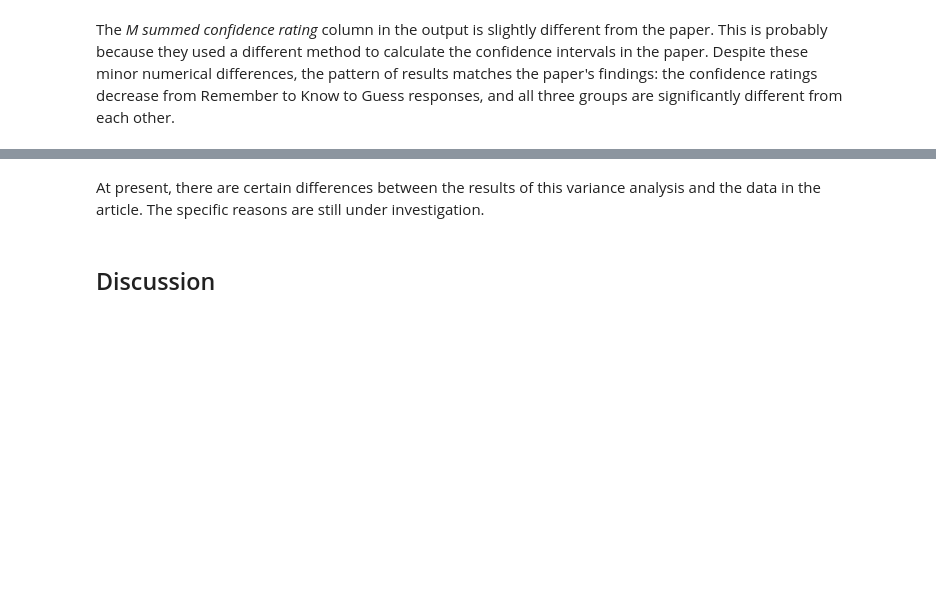
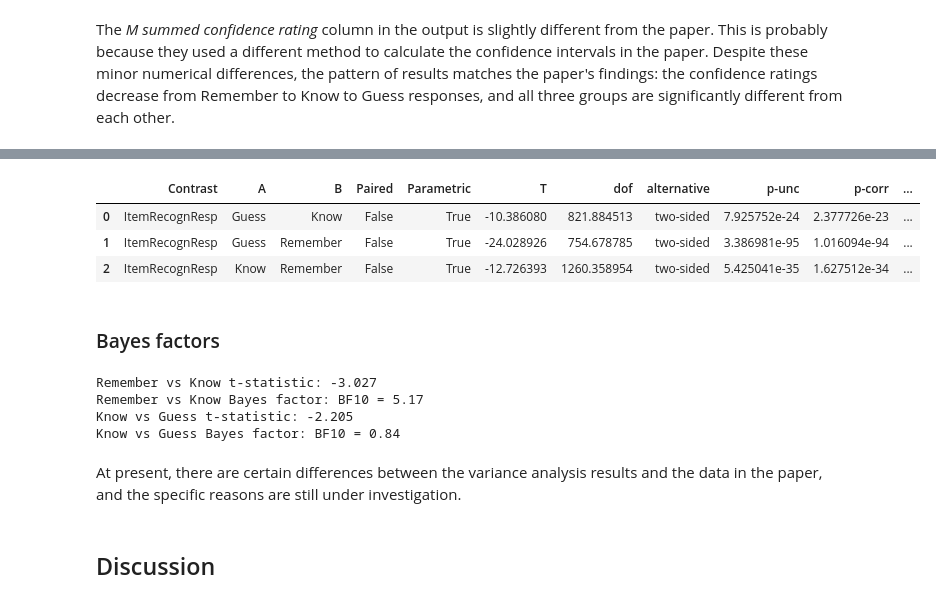
Before and after one commit to LinzanLiu/datascipsych_finalproject, a Jupyter notebook: jupyter/replication.ipynb, the cells around one changed output, grey strips where cells are left out. Saved outputs shown, nothing was run; the diff lists cells and outputs as text; code cells hidden in the pictures; blank space fills up the shorter version.

```diff
--- a/jupyter/replication.ipynb
+++ b/jupyter/replication.ipynb
@@ -510,5 +481,38 @@ Know vs Guess Bayes factor: BF10 = 0.84
+# %%
+# 5. ANOVA for confidence ratings by R/K/G responses
+aov5 = pg.anova(data=rkg_data, dv="summed_confidence", between="ItemRecognResp", detailed=True)
+aov5
+
+# Post-hoc tests with Bonferroni correction
+posthoc_conf = pg.pairwise_tests(data=rkg_data, dv='summed_confidence', between='ItemRecognResp', padjust='bonf')
+posthoc_conf
+# %% [output]
+|  | Contrast | A | B | Paired | Parametric | T | dof | alternative | p-unc | p-corr | ... |
+| 0 | ItemRecognResp | Guess | Know | False | True | -10.386080 | 821.884513 | two-sided | 7.925752e-24 | 2.377726e-23 | ... |
+| 1 | ItemRecognResp | Guess | Remember | False | True | -24.028926 | 754.678785 | two-sided | 3.386981e-95 | 1.016094e-94 | ... |
+| 2 | ItemRecognResp | Know | Remember | False | True | -12.726393 | 1260.358954 | two-sided | 5.425041e-35 | 1.627512e-34 | ... |
+# %% [markdown]
+### Bayes factors
+# %%
+# 6. Bayes factors for key comparisons
+# R vs K comparison
+t_rk, p_rk = stats.ttest_ind(r_data.values, k_data.values, equal_var=False)
+bf_rk = pg.bayesfactor_ttest(t_rk, nx=len(r_data), ny=len(k_data), paired=False)
+print(f"Remember vs Know t-statistic: {t_rk:.3f}")
+print(f"Remember vs Know Bayes factor: BF10 = {bf_rk:.2f}")
+
+# K vs G comparison
+t_kg, p_kg = stats.ttest_ind(k_data.values, g_data.values, equal_var=False)
+bf_kg = pg.bayesfactor_ttest(t_kg, nx=len(k_data), ny=len(g_data), paired=False)
+print(f"Know vs Guess t-statistic: {t_kg:.3f}")
+print(f"Know vs Guess Bayes factor: BF10 = {bf_kg:.2f}")
+# %% [output]
+Remember vs Know t-statistic: -3.027
+Remember vs Know Bayes factor: BF10 = 5.17
+Know vs Guess t-statistic: -2.205
+Know vs Guess Bayes factor: BF10 = 0.84
 # %% [markdown]
-At present, there are certain differences between the results of this variance analysis and the data in the article. The specific reasons are still under investigation.
+At present, there are certain differences between the variance analysis results and the data in the paper, and the specific reasons are still under investigation.
 # %% [markdown]
 ## Discussion
 # %% [markdown]
```
Also changed, not shown: parts of 5 cells of this notebook.
